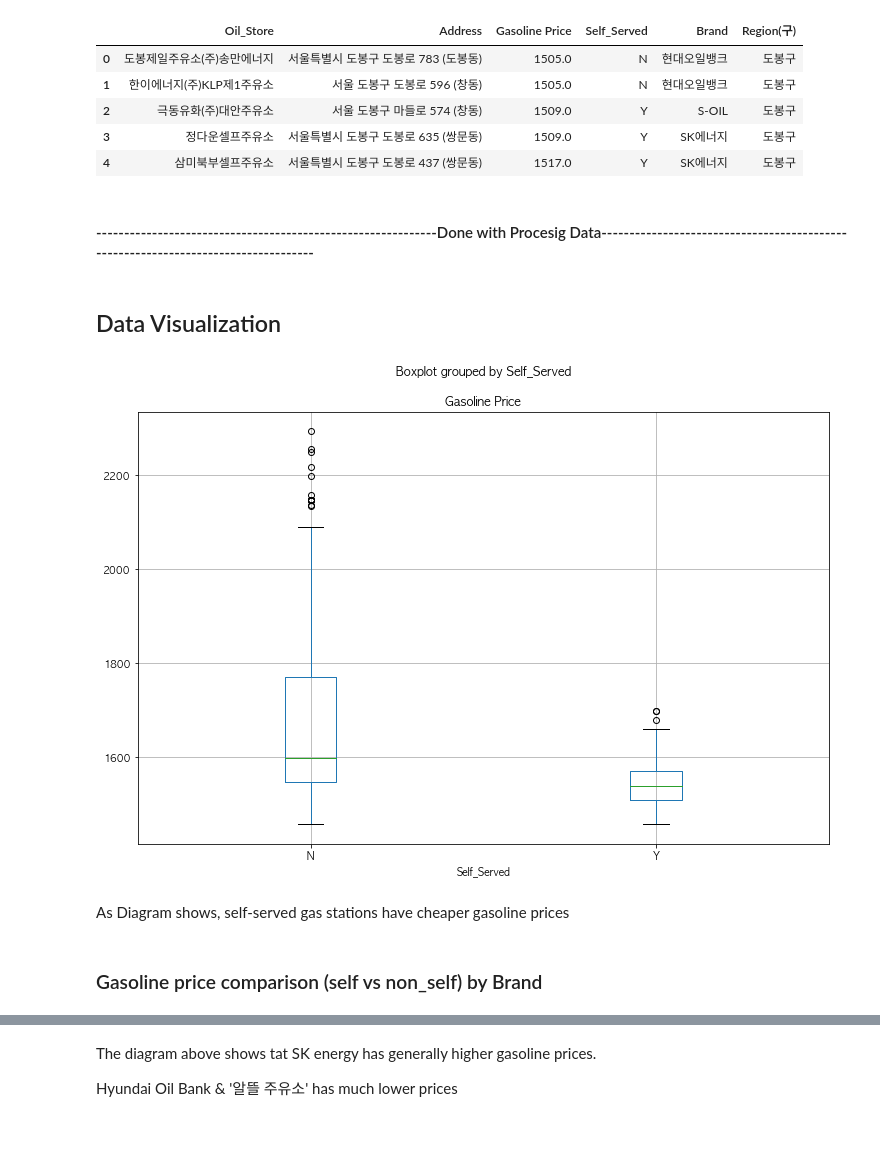
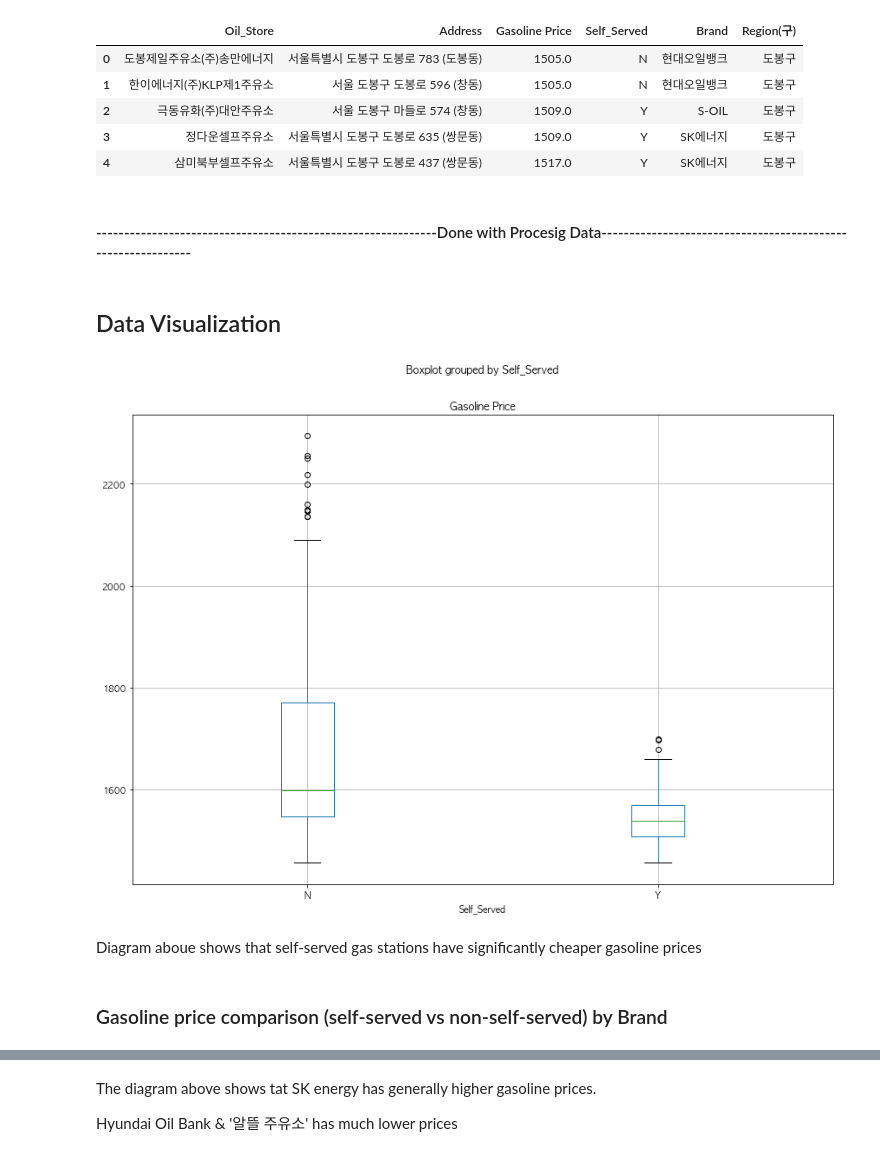
Before and after one commit to dennykim77/Self-Gas-Stations-Korea-price-analysis, a Jupyter notebook: Self-Gas Station cost analysis.ipynb, the cells around one changed output, grey strips where cells are left out. Saved outputs shown, nothing was run; the diff lists cells and outputs as text; code cells hidden in the pictures.

```diff
--- a/Self-Gas Station cost analysis.ipynb
+++ b/Self-Gas Station cost analysis.ipynb
@@ -140,13 +189,13 @@ after repetition is concluded --> use 'concat' to easily combine them into one
 # %% [markdown]
 #### what the code does below is combining 25 excel files in to a single excel file
 # %%
-tmp_raw = []
+gasStation_raw = []
 
 for file_name in gas_stations_files:
-    tmp = pd.read_excel(file_name, header = 2)
-    tmp_raw.append(tmp)
+    gasData = pd.read_excel(file_name, header = 2)
+    gasStation_raw.append(gasData)
 
-station_raw = pd.concat(tmp_raw)
+combinedData = pd.concat(gasStation_raw)
 # %% [markdown]
 #### Concat:
 
@@ -195,9 +271,9 @@ station_raw.head(10)
 # %%
-stations = pd.DataFrame({'Oil_Store':station_raw['상호'],
-                         'Address':station_raw['주소'],
-                        'Gasoline Price':station_raw['휘발유'],
-                        'Self_Served':station_raw['셀프여부'],
-                        'Brand':station_raw['상표']})
+stations = pd.DataFrame({'Oil_Store':combinedData['상호'],
+                         'Address':combinedData['주소'],
+                        'Gasoline Price':combinedData['휘발유'],
+                        'Self_Served':combinedData['셀프여부'],
+                        'Brand':combinedData['상표']})
 stations.head(10)
 # %% [output]
 |  | Oil_Store | Address | Gasoline Price | Self_Served | Brand |
@@ -292,7 +372,7 @@ stations.head()
 | 3 | 정다운셀프주유소 | 서울특별시 도봉구 도봉로 635 (쌍문동) | 1509.0 | Y | SK에너지 | 도봉구 |
 | 4 | 삼미북부셀프주유소 | 서울특별시 도봉구 도봉로 437 (쌍문동) | 1517.0 | Y | SK에너지 | 도봉구 |
 # %% [markdown]
-#### -------------------------------------------------------------Done with Procesig Data-----------------------------------------------------------------------------------
+#### -------------------------------------------------------------Done with Procesig Data-------------------------------------------------------------
 # %%
 import matplotlib.pyplot as plt
 # %%
@@ -315,13 +396,13 @@ plt.rcParams['axes.unicode_minus'] = False
 # %% [markdown]
 ## Data Visualization
 # %%
-stations.boxplot(column = 'Gasoline Price', by  = 'Self_Served', figsize =(12,8));
+stations.boxplot(column = 'Gasoline Price', by = 'Self_Served', figsize =(14,10));
 # %% [output]
-[figure, old version]
+[figure, new version]
 # %% [markdown]
-As Diagram shows, self-served gas stations have cheaper gasoline prices
+Diagram aboue shows that self-served gas stations have significantly cheaper gasoline prices
 # %% [markdown]
-### Gasoline price comparison (self vs non_self) by Brand
+### Gasoline price comparison (self-served vs non-self-served) by Brand
 # %%
 import seaborn as sns
 # %%
```
Also changed, not shown: parts of 35 cells of this notebook.
